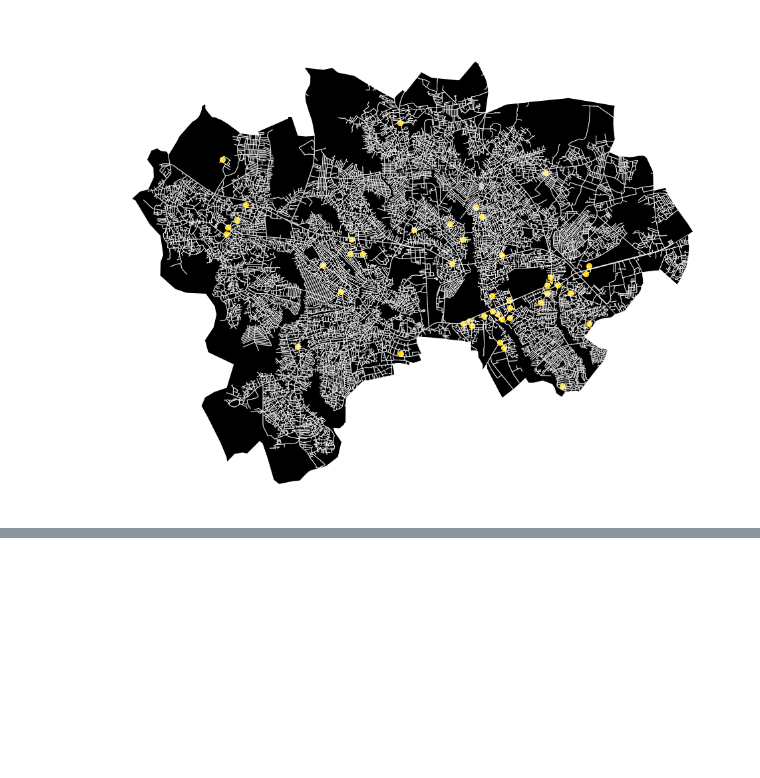
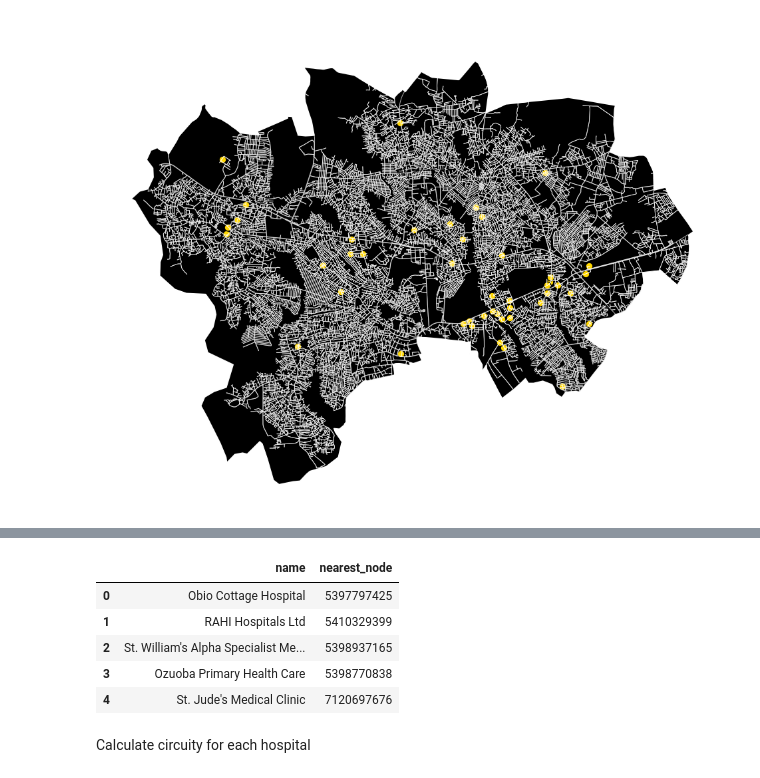
Before and after one commit to SIEcoder/Emergency-Routing-Project, a Jupyter notebook: Emergency_Routing_Project.ipynb, the cells around one changed output, grey strips where cells are left out. Drawn from its saved outputs; the diff is of its cells as text; code cells hidden in the pictures; blank space fills up the shorter version.

```diff
--- a/Emergency_Routing_Project.ipynb
+++ b/Emergency_Routing_Project.ipynb
@@ -109,7 +108,7 @@ With:
 *   m = minimum reviews threshold
 # %%
 C = hospital_data["serviceQualityRating"].mean()
-m = 20
+m = 10
 # Adjust ratings
 hospital_data["adjustedRating"] = (
     (hospital_data["reviewCount"] / (hospital_data["reviewCount"] + m)) * hospital_data["serviceQualityRating"] +
@@ -177,0 +190,9 @@ fatal: repository 'https://github.com/SIEcoder/Emergency_Routing_Project.git/' n
+# %%
+# Project road network to UTM (meters)
+road_network_proj = ox.project_graph(road_network)
+
+# Get projected edges (lengths in meters now)
+road_edges_proj_gdf = ox.graph_to_gdfs(road_network_proj, nodes=False, edges=True)
+
+print(road_edges_proj_gdf.crs)   # should show a projected CRS (UTM zone)
+print(road_edges_proj_gdf[["length"]].head())  # lengths in meters
@@ -177,0 +304,24 @@ fatal: repository 'https://github.com/SIEcoder/Emergency_Routing_Project.git/' n
+# %%
+import osmnx as ox
+
+# Ensure hospital CRS matches the projected road network
+hospital_gdf = hospital_gdf.to_crs(road_edges_proj_gdf.crs)
+
+# Use the projected road network
+G = road_network_proj
+
+# Snap hospitals to nearest road network nodes
+hospital_gdf["nearest_node"] = hospital_gdf.geometry.apply(
+    lambda point: ox.distance.nearest_nodes(G, point.x, point.y)
+)
+
+hospital_gdf[["name", "nearest_node"]].head()
+# %% [output]
+|  | name | nearest_node |
+| 0 | Obio Cottage Hospital | 5397797425 |
+| 1 | RAHI Hospitals Ltd | 5410329399 |
+| 2 | St. William's Alpha Specialist Me... | 5398937165 |
+| 3 | Ozuoba Primary Health Care | 5398770838 |
+| 4 | St. Jude's Medical Clinic | 7120697676 |
+# %% [markdown]
+Calculate circuity for each hospital
```
Also changed, not shown: parts of 13 cells of this notebook.
